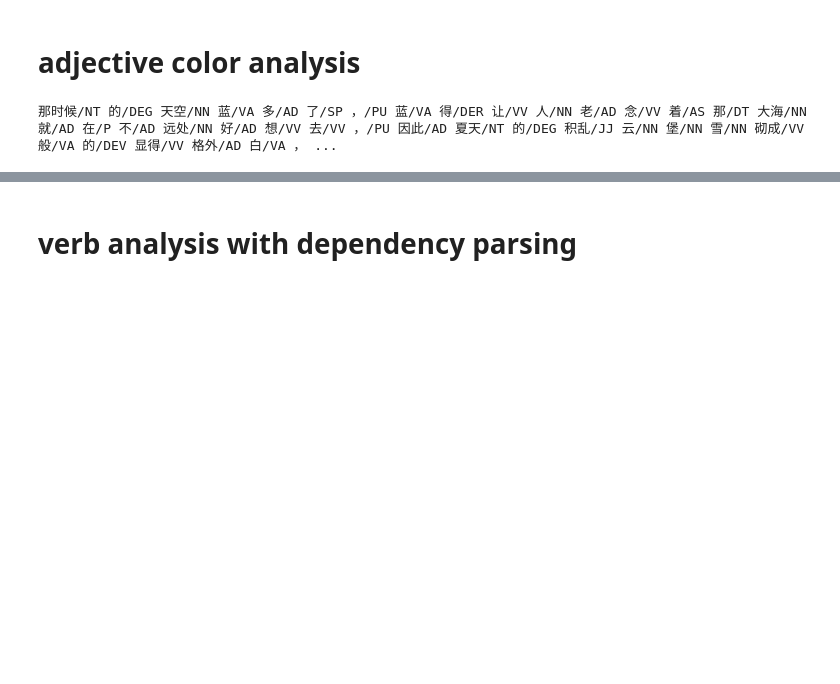
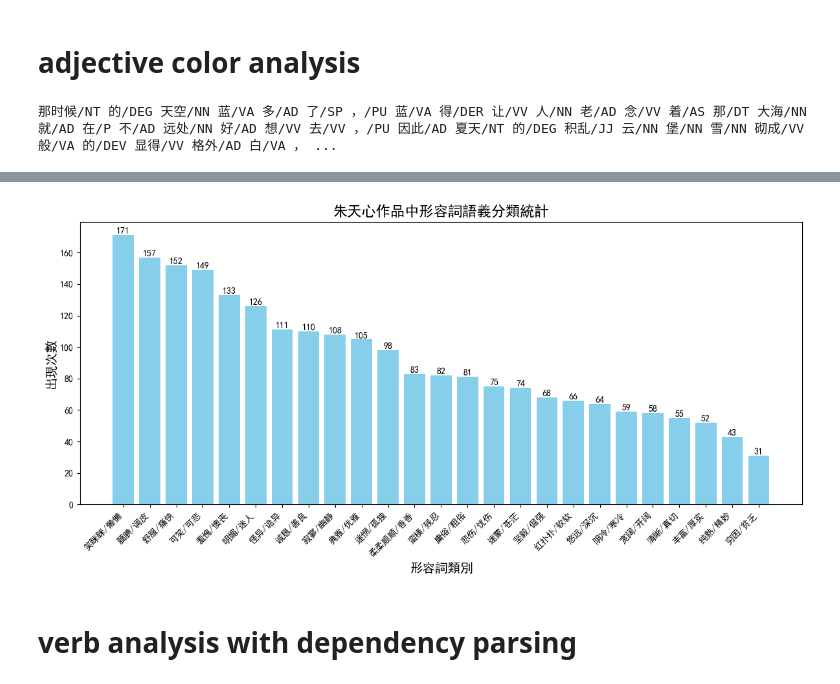
Before and after one commit to fht-epfl/history, a Jupyter notebook: dependency.ipynb, the cells around one changed output, grey strips where cells are left out. Saved outputs shown, nothing was run; the diff lists cells and outputs as text; code cells hidden in the pictures; blank space fills up the shorter version.

```diff
--- a/dependency.ipynb
+++ b/dependency.ipynb
@@ -244,3 +278,28 @@ df_tokens_selected[df_tokens_selected['cluster_id'] == 0]
+# %%
+import matplotlib.pyplot as plt
+
+# Group by cluster_label and sum the counts
+cluster_counts = df_tokens_selected.groupby('cluster_label')['count'].sum().sort_values(ascending=False)
+
+# Create bar chart
+plt.figure(figsize=(12, 6))
+bars = plt.bar(cluster_counts.index, cluster_counts.values, color='skyblue')
+
+# Add value labels on top of bars
+for bar in bars:
+    height = bar.get_height()
+    plt.text(bar.get_x() + bar.get_width()/2., height,
+            f'{height:.0f}',
+            ha='center', va='bottom')
+
+plt.title('朱天心作品中形容詞語義分類統計', fontsize=16)
+plt.xlabel('形容詞類別', fontsize=14)
+plt.ylabel('出現次數', fontsize=14)
+plt.xticks(rotation=45, ha='right')
+plt.tight_layout()
+plt.show()
+# %% [output]
+[figure, added]
 # %% [markdown]
 # verb analysis with dependency parsing
 # %%
```
Also changed, not shown: parts of 8 cells of this notebook, 1 other file.
